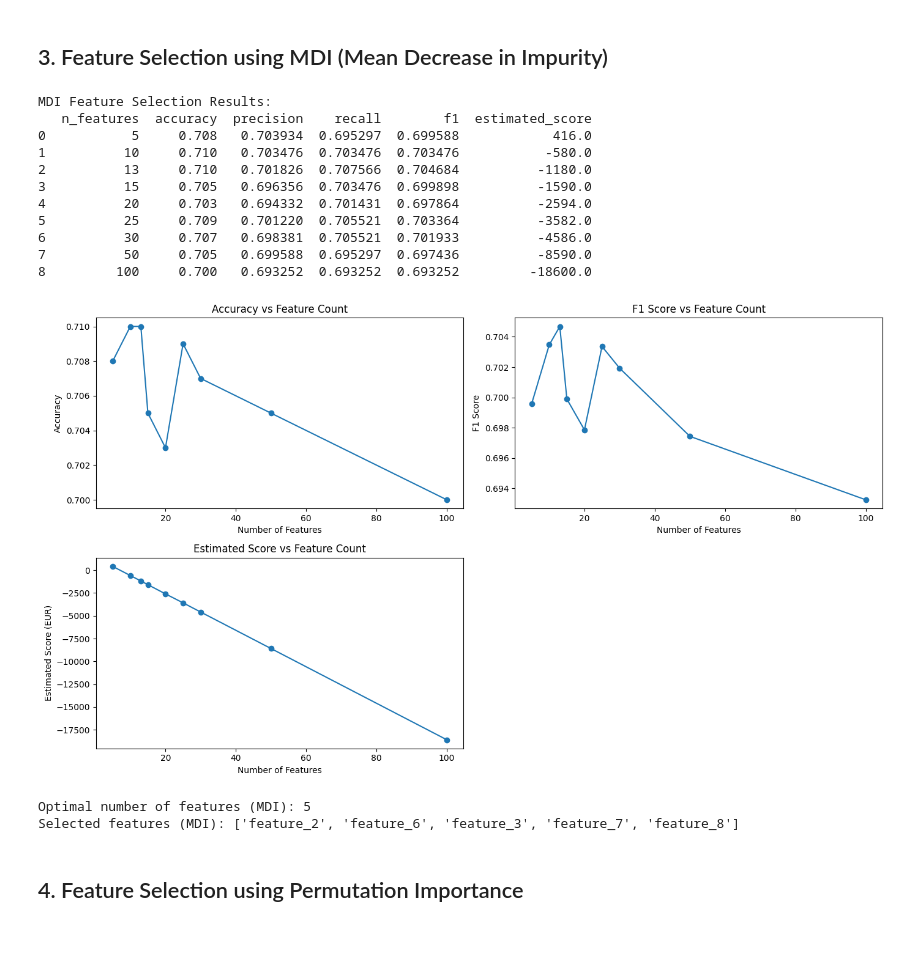
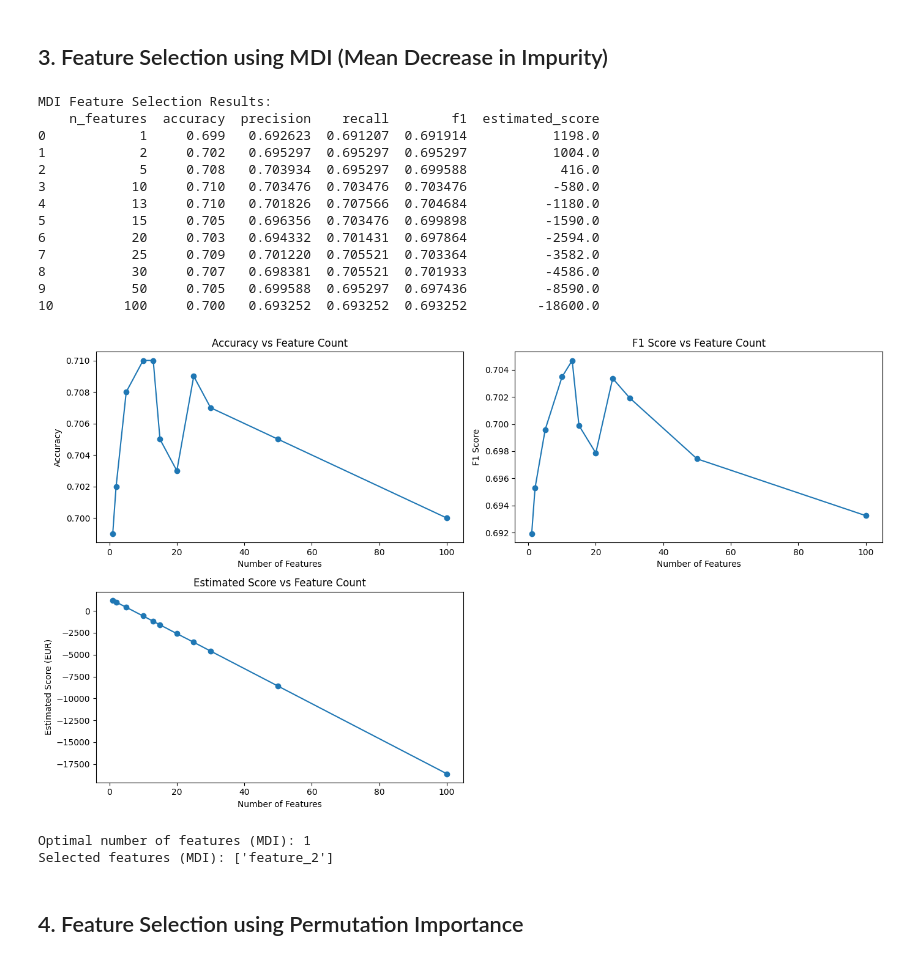
Before and after one commit to Luki308/AML_Feature_Selection, a Jupyter notebook: notebooks/0_explore_random_forest.ipynb, the cells around one changed output. Cells and saved outputs as stored; diff of their text form; code cells hidden in the pictures.

```diff
--- a/notebooks/0_explore_random_forest.ipynb
+++ b/notebooks/0_explore_random_forest.ipynb
@@ -262,7 +262,7 @@ Cumulative importance of these features: 0.7014310246680582
 ## 3. Feature Selection using MDI (Mean Decrease in Impurity)
 # %%
 # Test different feature count thresholds based on MDI importance
-thresholds = [5, 10, 13, 15, 20, 25, 30, 50, 100]
+thresholds = [1, 2, 5, 10, 13, 15, 20, 25, 30, 50, 100]
 mdi_results = []
 
 for n in thresholds:
@@ -322,46 +322,48 @@ plt.figure(figsize=(14, 8))
 plt.subplot(2, 2, 1)
 plt.plot(mdi_results_df['n_features'], mdi_results_df['accuracy'], marker='o')
 plt.title('Accuracy vs Feature Count')
 plt.xlabel('Number of Features')
 plt.ylabel('Accuracy')
 
 plt.subplot(2, 2, 2)
 plt.plot(mdi_results_df['n_features'], mdi_results_df['f1'], marker='o')
 plt.title('F1 Score vs Feature Count')
 plt.xlabel('Number of Features')
 plt.ylabel('F1 Score')
 
 plt.subplot(2, 2, 3)
 plt.plot(mdi_results_df['n_features'], mdi_results_df['estimated_score'], marker='o')
 plt.title('Estimated Score vs Feature Count')
 plt.xlabel('Number of Features')
 plt.ylabel('Estimated Score (EUR)')
 
 plt.tight_layout()
 plt.show()
 
 # Find optimal number of features based on estimated score
 optimal_n_features_mdi = mdi_results_df.loc[mdi_results_df['estimated_score'].idxmax(), 'n_features']
 print(f"Optimal number of features (MDI): {optimal_n_features_mdi}")
 
 # Get optimal features
 optimal_features_mdi = mdi_importances['feature'].head(int(optimal_n_features_mdi)).values
 print(f"Selected features (MDI): {optimal_features_mdi.tolist()}")
 # %% [output]
 MDI Feature Selection Results:
-   n_features  accuracy  precision    recall        f1  estimated_score
-0           5     0.708   0.703934  0.695297  0.699588            416.0
-1          10     0.710   0.703476  0.703476  0.703476           -580.0
-2          13     0.710   0.701826  0.707566  0.704684          -1180.0
-3          15     0.705   0.696356  0.703476  0.699898          -1590.0
-4          20     0.703   0.694332  0.701431  0.697864          -2594.0
-5          25     0.709   0.701220  0.705521  0.703364          -3582.0
-6          30     0.707   0.698381  0.705521  0.701933          -4586.0
-7          50     0.705   0.699588  0.695297  0.697436          -8590.0
-8         100     0.700   0.693252  0.693252  0.693252         -18600.0
+    n_features  accuracy  precision    recall        f1  estimated_score
+0            1     0.699   0.692623  0.691207  0.691914           1198.0
+1            2     0.702   0.695297  0.695297  0.695297           1004.0
+2            5     0.708   0.703934  0.695297  0.699588            416.0
+3           10     0.710   0.703476  0.703476  0.703476           -580.0
+4           13     0.710   0.701826  0.707566  0.704684          -1180.0
+5           15     0.705   0.696356  0.703476  0.699898          -1590.0
+6           20     0.703   0.694332  0.701431  0.697864          -2594.0
+7           25     0.709   0.701220  0.705521  0.703364          -3582.0
+8           30     0.707   0.698381  0.705521  0.701933          -4586.0
+9           50     0.705   0.699588  0.695297  0.697436          -8590.0
+10         100     0.700   0.693252  0.693252  0.693252         -18600.0
-[figure, old version]
+[figure, new version]
-Optimal number of features (MDI): 5
-Selected features (MDI): ['feature_2', 'feature_6', 'feature_3', 'feature_7', 'feature_8']
+Optimal number of features (MDI): 1
+Selected features (MDI): ['feature_2']
 # %% [markdown]
 ## 4. Feature Selection using Permutation Importance
 # %%
```
Also changed, not shown: parts of 3 cells of this notebook, 3 other files.
